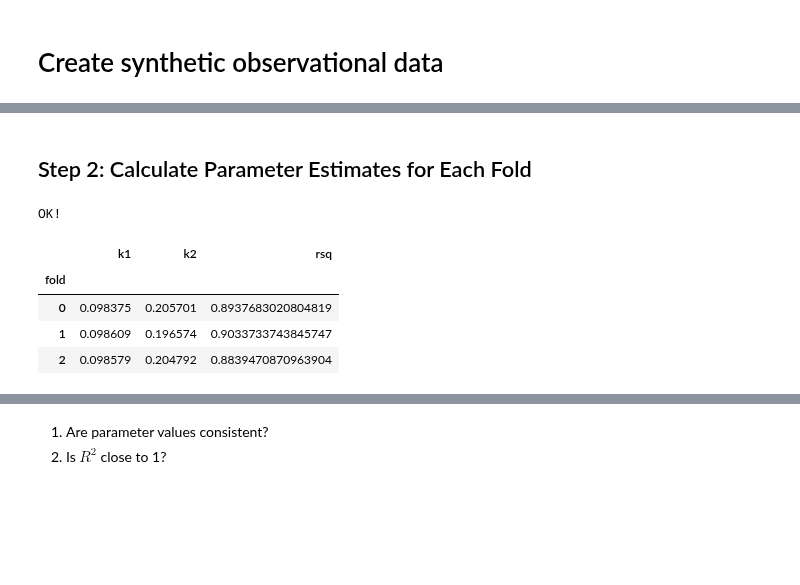
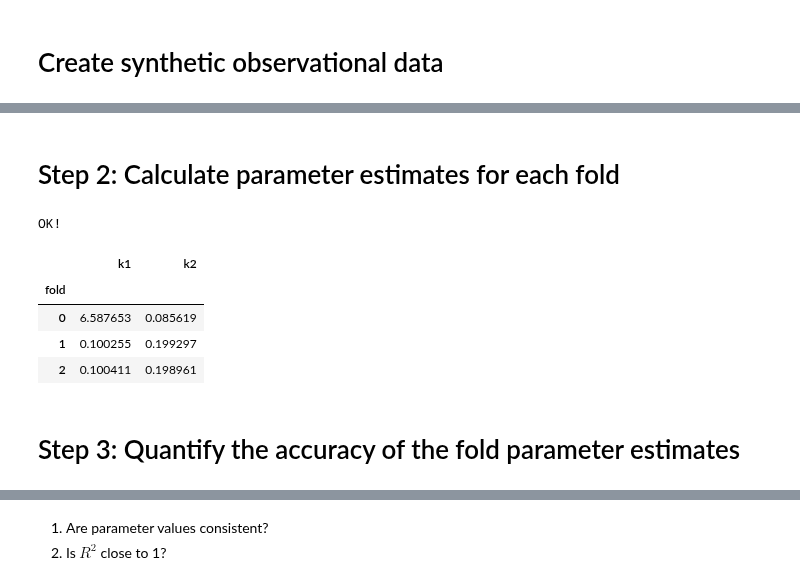
Before and after one commit to ModelEngineering/BIOEN-437, a Jupyter notebook: Lectures/Verification-and-Validation/cross_validation.ipynb, the cells around one changed output, grey strips where cells are left out. Drawn from its saved outputs; the diff is of its cells as text; code cells hidden in the pictures; blank space fills up the shorter version.

```diff
--- a/Lectures/Verification-and-Validation/cross_validation.ipynb
+++ b/Lectures/Verification-and-Validation/cross_validation.ipynb
@@ -34,3 +51,8 @@ MODEL = """
      k1 = 0.1
      k2 = 0.2
 """
+# %%
+# A kinetic mechanism for nicotinic acetylcholine receptors based on multiple allosteric transitions\
+URL_2 = "https://www.ebi.ac.uk/biomodels/services/download/get-files/MODEL6614086398/2/BIOMD0000000002_url.xml"
+rr = te.loadSBMLModel(URL_2)
+print(rr.getAntimony())
@@ -148,2 +238,2 @@ assert(len(fold_results[0])== 10//num_fold)
 # %% [markdown]
-## Step 2: Calculate Parameter Estimates for Each Fold
+# Step 2: Calculate parameter estimates for each fold
@@ -164,13 +251,16 @@ def calculateFoldResults(model, parameter_names, obs_data, num_fold):
     Returns:
         pd.DataFrame
             index: fold
-            columns: parameter, rsq
+            columns: parameter
     """
-    roadrunner = te.loada(model)
+    try:
+        roadrunner = te.loada(model)
+    except:
+        roadrunner = te.loadSBMLModel(model)
     def calcResiduals(parameters, indices):
         """
         Runs a simulation with the specified parameters and calculates residuals
-        for the train_indices.
+        for the indices.
         """
         sim_data = runSimulation(SIMTIME, len(obs_data), roadrunner=roadrunner,
                                  parameters=parameters)
@@ -179,29 +269,23 @@ def calculateFoldResults(model, parameter_names, obs_data, num_fold):
         return residuals.flatten()
     #
     # Estimate the parameters for each fold
-    fold_results = []
-    fold_generator = foldGenerator(len(obs_data), num_fold)
+    folds = makeFolds(len(obs_data), num_fold)
     # Construct the result container
     result_dct = {n: [] for n in parameter_names}
-    result_dct["rsq"] = []
-    for train_indices, test_indices in fold_generator:
+    for fold in folds:
         # Set the parameters for this fold
         parameters = lmfit.Parameters()
         for name in parameter_names:
             parameters.add(name, value=1, min=0, max=10)
-        fitter_result = lmfit.minimize(calcResiduals, parameters, args=(train_indices, ))
+        fitter_result = lmfit.minimize(calcResiduals, parameters, args=(fold.training_idxs, ))
         # Calculate the RSQ value for the test indices
         test_predictions = runSimulation(SIMTIME, NUM_POINT, roadrunner=roadrunner,
                                     parameters=fitter_result.params)
-        try:
-            test_predictions = test_predictions[test_indices, 1:]
-        except:
-            import pdb; pdb.set_trace()
-        test_obs = obs_data[test_indices, :]
+        test_predictions = test_predictions[fold.test_idxs, 1:]
+        test_obs = obs_data[fold.test_idxs, :]
         residuals = test_obs.flatten() - test_predictions.flatten()
         rsq = 1 - np.var(residuals)/np.var(test_obs.flatten())
         # Accumulate the results
-        result_dct["rsq"].append(rsq)
         values_dct = fitter_result.params.valuesdict()
         for name in parameter_names:
             result_dct[name].append(values_dct[name])
@@ -210,18 +294,20 @@ def calculateFoldResults(model, parameter_names, obs_data, num_fold):
     return df
 
 # Tests
-result_df =  calculateFoldResults(MODEL, ["k1", "k2"], obs_data, 3)
-for idx in result_df.index:
-    assert(np.abs(result_df.loc[idx, "k1"] - 0.1) <= 0.02)
-    assert(np.abs(result_df.loc[idx, "k2"] - 0.2) <= 0.02)
+fold_df =  calculateFoldResults(SIMPLE_MODEL, ["k1", "k2"], obs_data, 3)
+for idx in fold_df.index:
+    assert(isinstance(fold_df.loc[idx, "k1"], float))
+    assert(isinstance(fold_df.loc[idx, "k2"], float))
 print("OK!")
 # %% [output]
 OK!
-# %%
-result_df
-# %% [output]
-|  | k1 | k2 | rsq |
-| fold |  |  |  |
-| 0 | 0.098375 | 0.205701 | 0.8937683020804819 |
-| 1 | 0.098609 | 0.196574 | 0.9033733743845747 |
-| 2 | 0.098579 | 0.204792 | 0.8839470870963904 |
+# %%
+fold_df
+# %% [output]
+|  | k1 | k2 |
+| fold |  |  |
+| 0 | 6.587653 | 0.085619 |
+| 1 | 0.100255 | 0.199297 |
+| 2 | 0.100411 | 0.198961 |
+# %% [markdown]
+# Step 3: Quantify the accuracy of the fold parameter estimates
```
Also changed, not shown: parts of 25 cells of this notebook.
